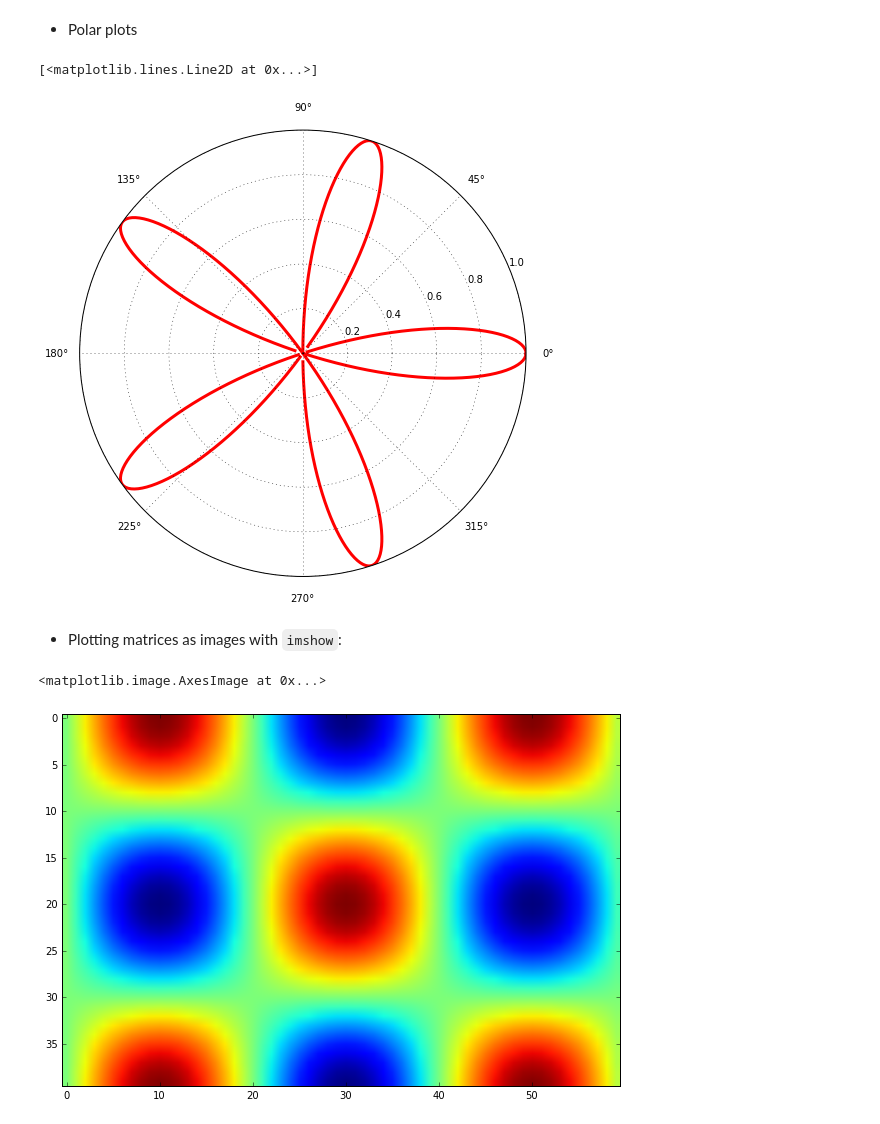
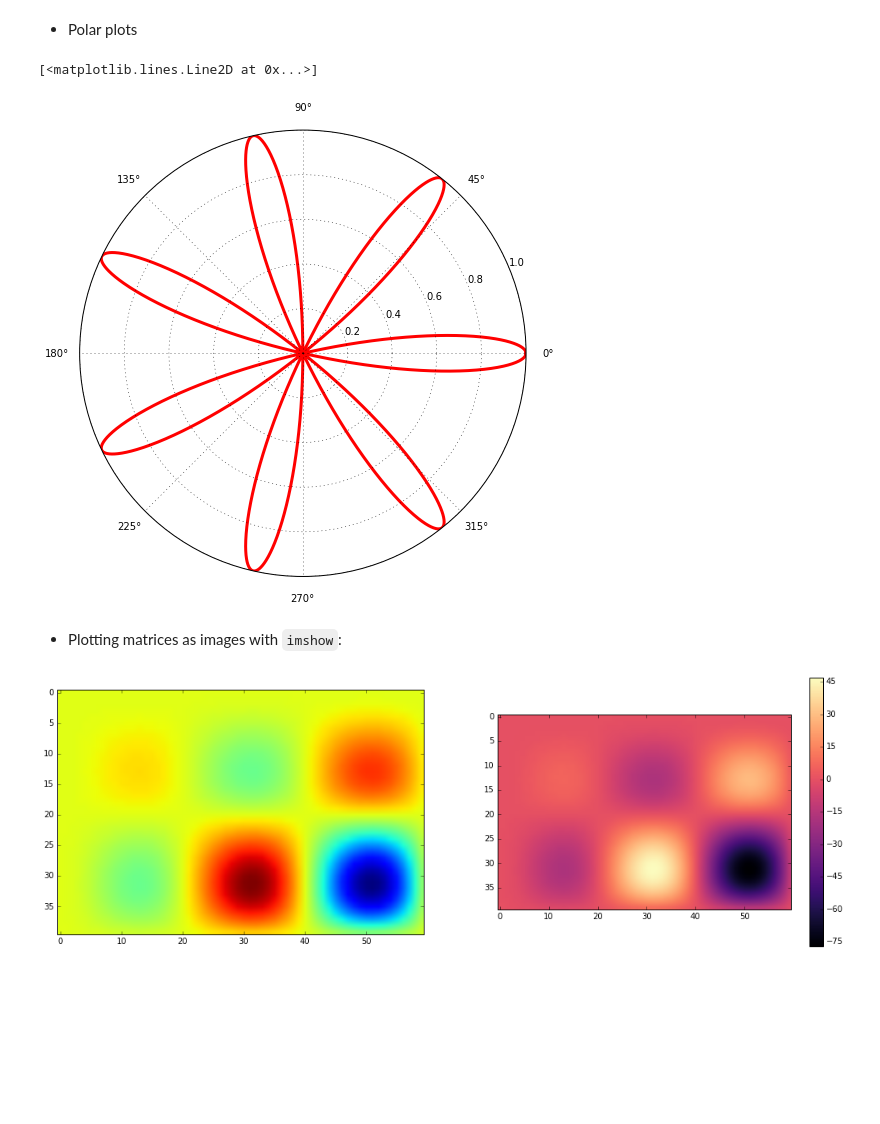
Before and after one commit to ericspod/Python-Talk, a Jupyter notebook: Presentation.ipynb, the cells around one changed output. Cells and saved outputs as stored; diff of their text form; code cells hidden in the pictures; blank space fills up the shorter version.

```diff
--- a/Presentation.ipynb
+++ b/Presentation.ipynb
@@ -1115,18 +1114,21 @@ plt.plot(np.arange(len(y)),y,'m--',linewidth=3) # magenta dashed line
 * Polar plots
 # %%
 plt.figure(figsize=(15,8))
-theta=np.arange(0,np.pi*2,0.01)
-plt.polar(theta,np.cos(theta*5),'r-',linewidth=3)
+theta=np.arange(0,np.pi*2,0.001)
+plt.polar(theta,np.cos(theta*7),'r-',linewidth=3)
 # %% [output]
 [<matplotlib.lines.Line2D at 0x...>]
-[figure, old version]
+[figure, new version]
 # %% [markdown]
 * Plotting matrices as images with `imshow`:
 # %%
-f=lambda x,y: np.cos(x/20.0*np.pi) * np.sin(y/20.0*np.pi)
+f=lambda x,y: np.sin(x/20.0*np.pi) * np.sin(y/20.0*np.pi) * (x*y)/20.0
 im=np.fromfunction(f,(40,60))
-plt.figure(figsize=(10,10))
+plt.figure(figsize=(18,6))
+plt.subplot(121)
 plt.imshow(im)
+plt.subplot(122)
+plt.imshow(im,cmap='magma') # various other color maps exist
+bar=plt.colorbar() # show the color bar, resizes the figure
 # %% [output]
-<matplotlib.image.AxesImage at 0x...>
-[figure, old version]
+[figure, new version]
```
Also changed, not shown: parts of 18 cells of this notebook, 4 other files.
